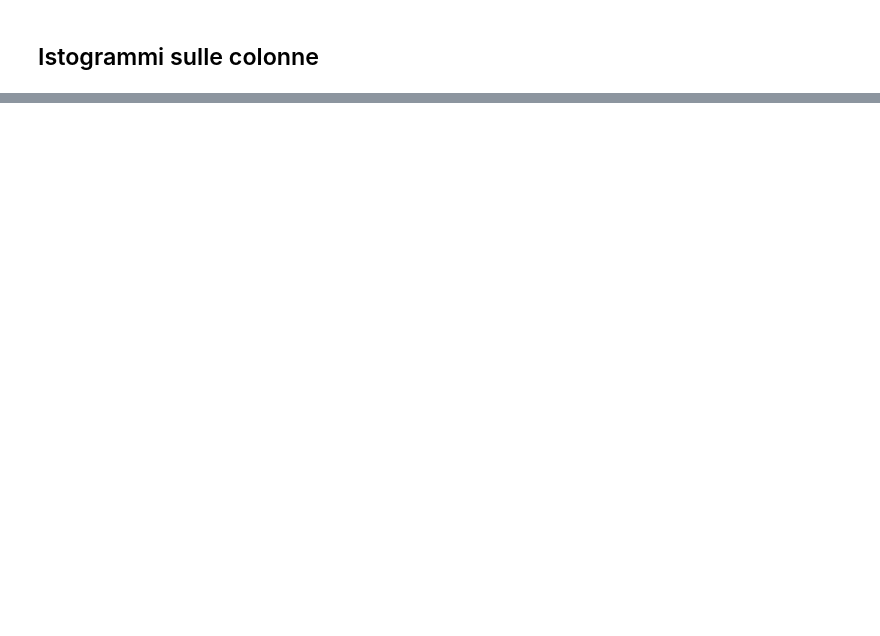
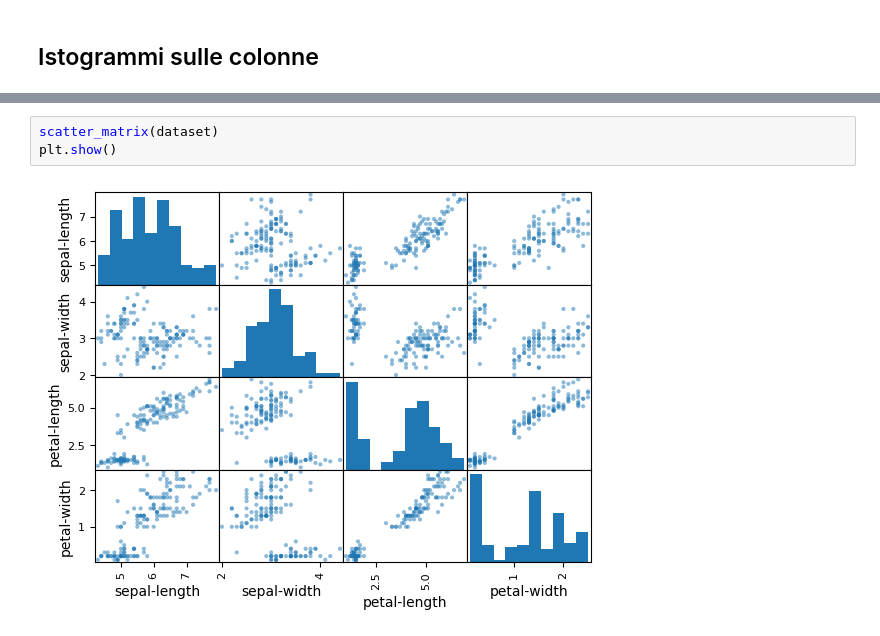
Before and after one commit to Sferratore/IrisClass, a Jupyter notebook: IrisClass.ipynb, the cells around one changed output, grey strips where cells are left out. Cells and saved outputs as stored; diff of their text form; blank space fills up the shorter version.

```diff
--- a/IrisClass.ipynb
+++ b/IrisClass.ipynb
@@ -96,0 +114,5 @@ NameError: name 'dataset' is not defined
+# %%
+scatter_matrix(dataset)
+plt.show()
+# %% [output]
+[figure, added]
```
Also changed, not shown: parts of 3 cells of this notebook.
